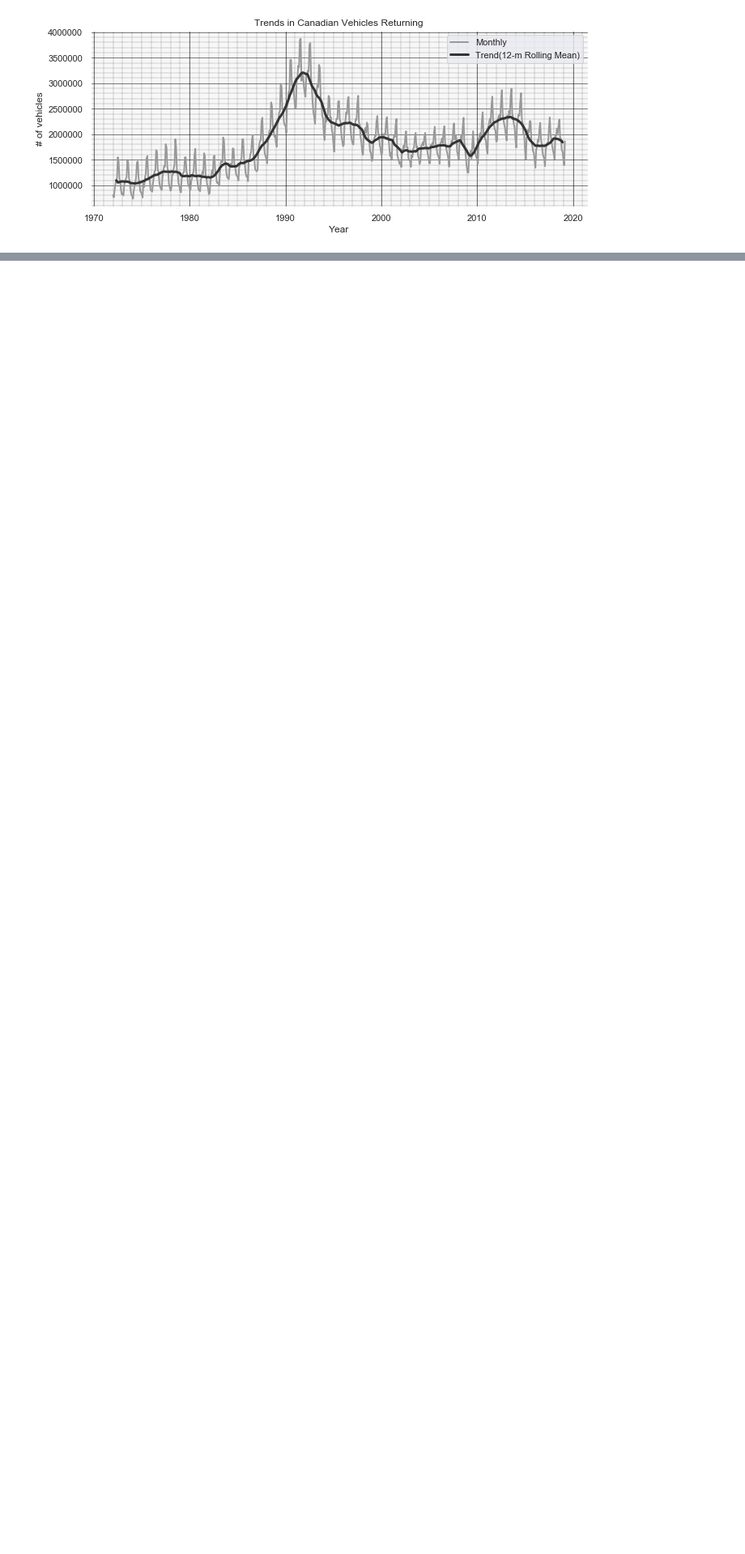
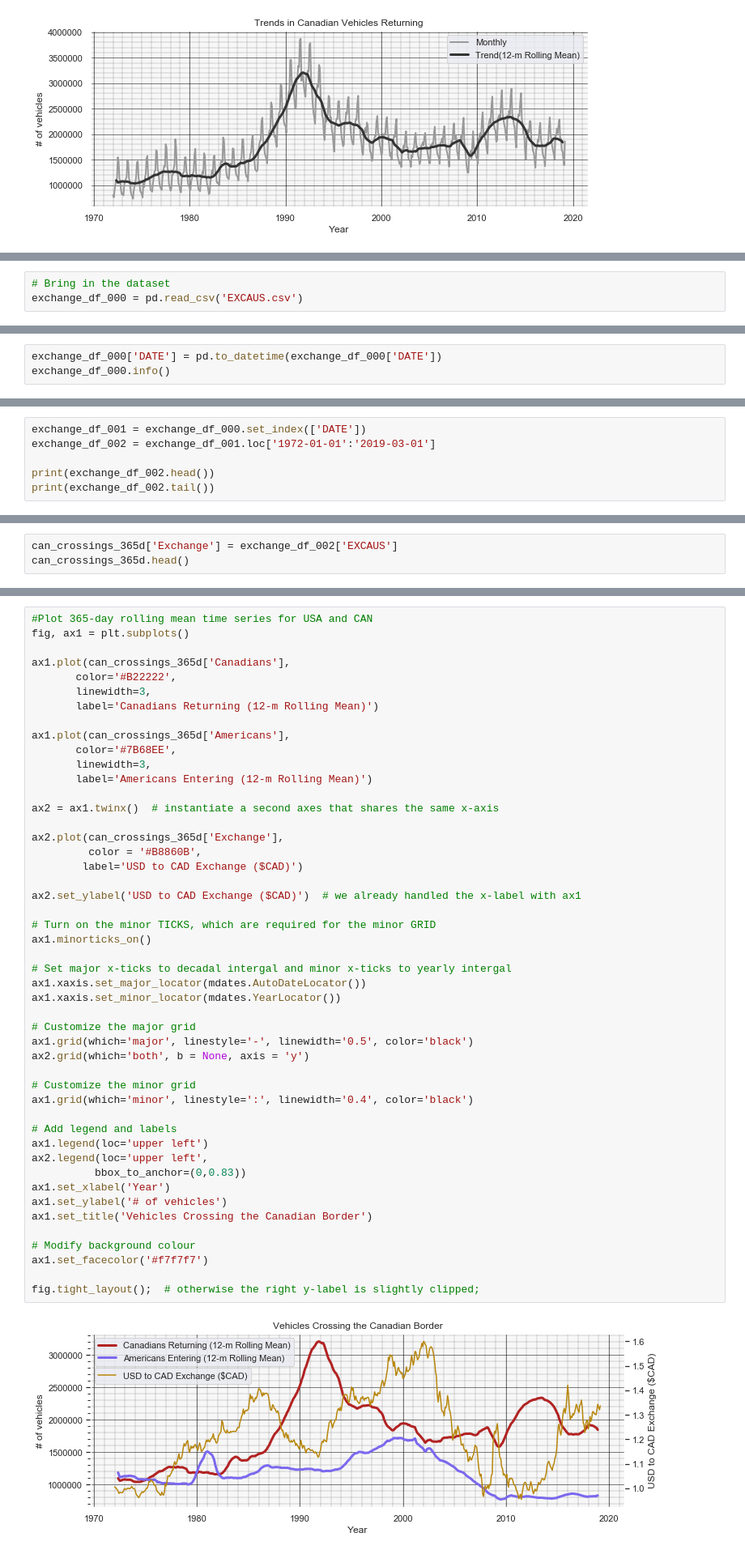
Before and after one commit to AMacumber/Canada_US_BorderCrossings, a Jupyter notebook: Main_BorderCrossing.ipynb, the cells around one changed output, grey strips where cells are left out. Shown at 81% size. Saved outputs shown, nothing was run; the diff lists cells and outputs as text; blank space fills up the shorter version.

Commit message:
Compared Can vs Usa; Added Exchange; TS forecast tutorial

```diff
--- a/Main_BorderCrossing.ipynb
+++ b/Main_BorderCrossing.ipynb
@@ -656,0 +702,3 @@ ax.set_facecolor('#f7f7f7')
+# %%
+# Bring in the dataset
+exchange_df_000 = pd.read_csv('EXCAUS.csv')
@@ -656,0 +732,3 @@ ax.set_facecolor('#f7f7f7')
+# %%
+exchange_df_000['DATE'] = pd.to_datetime(exchange_df_000['DATE'])
+exchange_df_000.info()
@@ -656,0 +743,6 @@ ax.set_facecolor('#f7f7f7')
+# %%
+exchange_df_001 = exchange_df_000.set_index(['DATE'])
+exchange_df_002 = exchange_df_001.loc['1972-01-01':'2019-03-01']
+
+print(exchange_df_002.head())
+print(exchange_df_002.tail())
@@ -656,0 +764,3 @@ ax.set_facecolor('#f7f7f7')
+# %%
+can_crossings_365d['Exchange'] = exchange_df_002['EXCAUS']
+can_crossings_365d.head()
@@ -656,0 +775,50 @@ ax.set_facecolor('#f7f7f7')
+# %%
+#Plot 365-day rolling mean time series for USA and CAN
+fig, ax1 = plt.subplots()
+
+ax1.plot(can_crossings_365d['Canadians'],
+       color='#B22222',
+       linewidth=3,
+       label='Canadians Returning (12-m Rolling Mean)')
+
+ax1.plot(can_crossings_365d['Americans'],
+       color='#7B68EE',
+       linewidth=3,
+       label='Americans Entering (12-m Rolling Mean)')
+
+ax2 = ax1.twinx()  # instantiate a second axes that shares the same x-axis
+
+ax2.plot(can_crossings_365d['Exchange'],
+         color = '#B8860B',
+        label='USD to CAD Exchange ($CAD)')
+
+ax2.set_ylabel('USD to CAD Exchange ($CAD)')  # we already handled the x-label with ax1
+
+# Turn on the minor TICKS, which are required for the minor GRID
+ax1.minorticks_on()
+
+# Set major x-ticks to decadal intergal and minor x-ticks to yearly intergal
+ax1.xaxis.set_major_locator(mdates.AutoDateLocator())
+ax1.xaxis.set_minor_locator(mdates.YearLocator())
+
+# Customize the major grid
+ax1.grid(which='major', linestyle='-', linewidth='0.5', color='black')
+ax2.grid(which='both', b = None, axis = 'y')
+
+# Customize the minor grid
+ax1.grid(which='minor', linestyle=':', linewidth='0.4', color='black')
+
+# Add legend and labels
+ax1.legend(loc='upper left')
+ax2.legend(loc='upper left',
+          bbox_to_anchor=(0,0.83))
+ax1.set_xlabel('Year')
+ax1.set_ylabel('# of vehicles')
+ax1.set_title('Vehicles Crossing the Canadian Border')
+
+# Modify background colour
+ax1.set_facecolor('#f7f7f7')
+
+fig.tight_layout();  # otherwise the right y-label is slightly clipped;
+# %% [output]
+[figure, added]
```
Also changed, not shown: parts of 11 cells of this notebook.
